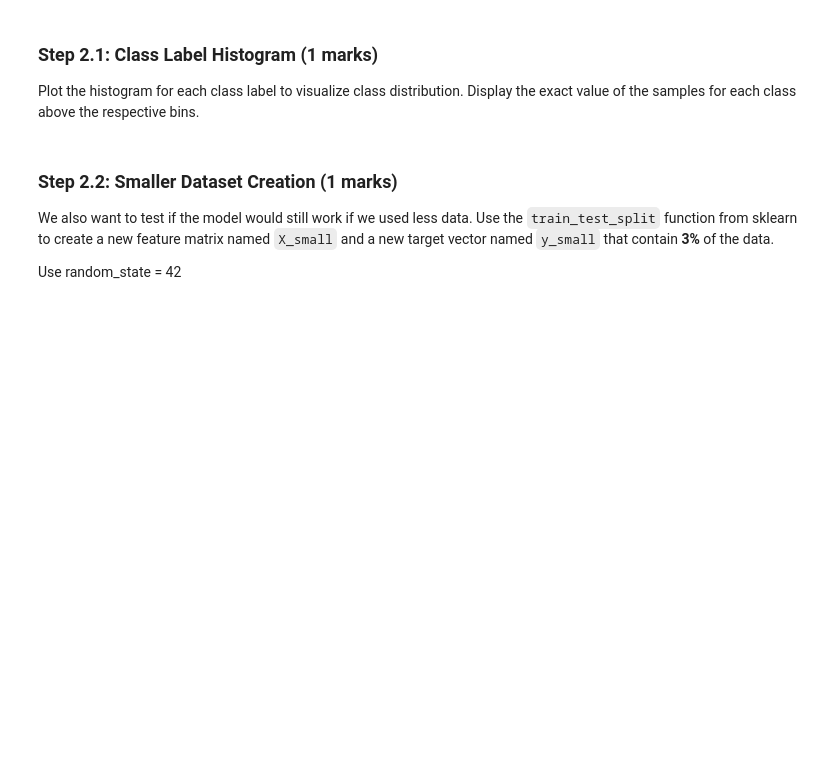
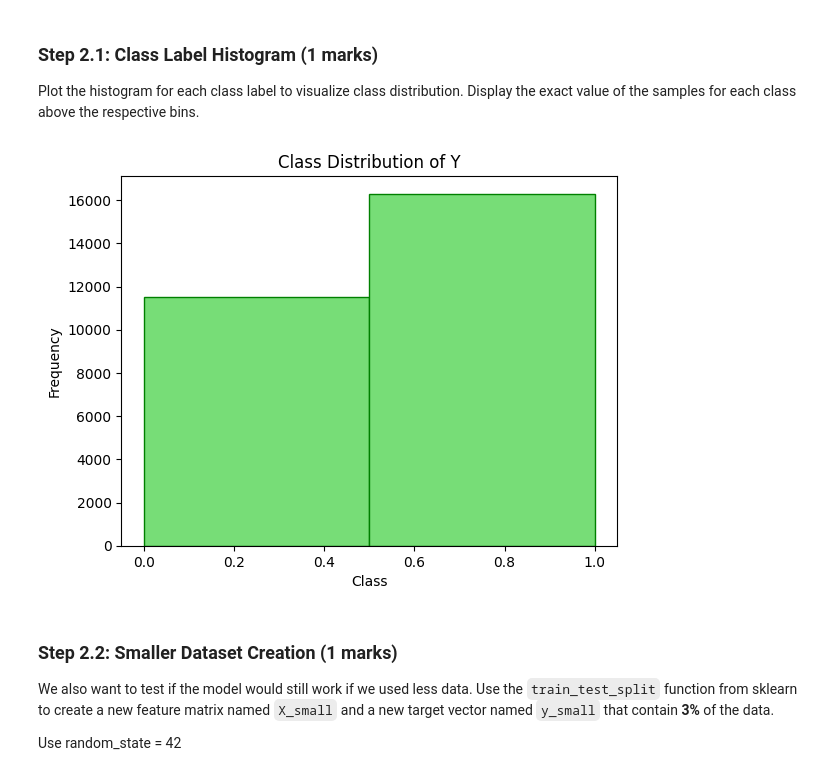
Before and after one commit to andrew-thai08/ENGG680_2025_Fall, a Jupyter notebook: Lab_Assignment2/Assignment2.ipynb, the cells around one changed output. Cells and saved outputs as stored; diff of their text form; code cells hidden in the pictures; blank space fills up the shorter version.

```diff
--- a/Lab_Assignment2/Assignment2.ipynb
+++ b/Lab_Assignment2/Assignment2.ipynb
@@ -589,14 +589,20 @@ Size of y: (27833,)
 Plot the histogram for each class label to visualize class distribution. Display the exact value of the samples for each class above the respective bins.
 # %%
 # Check the class distribution of y
-
+plt.hist(y, bins=len(y.unique()), color='#77dd77', edgecolor = 'green')
+plt.title('Class Distribution of Y')
+plt.xlabel('Class')
+plt.ylabel('Frequency')
+plt.show()
 
 # Display exact values for each bin in the histogram
 # hint: Use for loop
 # your code here
 
 
 plt.show()
+# %% [output]
+[figure, added]
 # %% [markdown]
 ### Step 2.2: Smaller Dataset Creation (1 marks)
 
```
